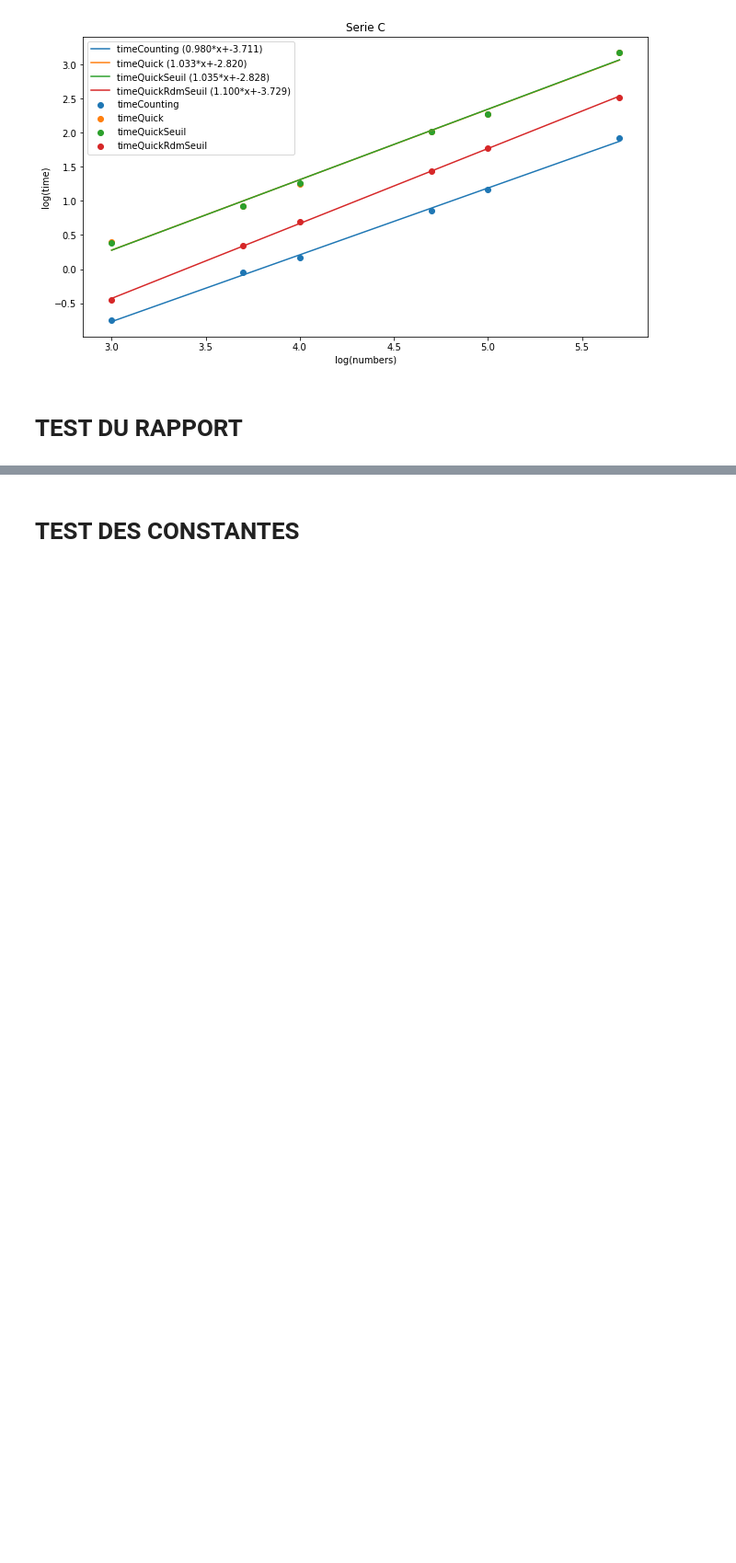
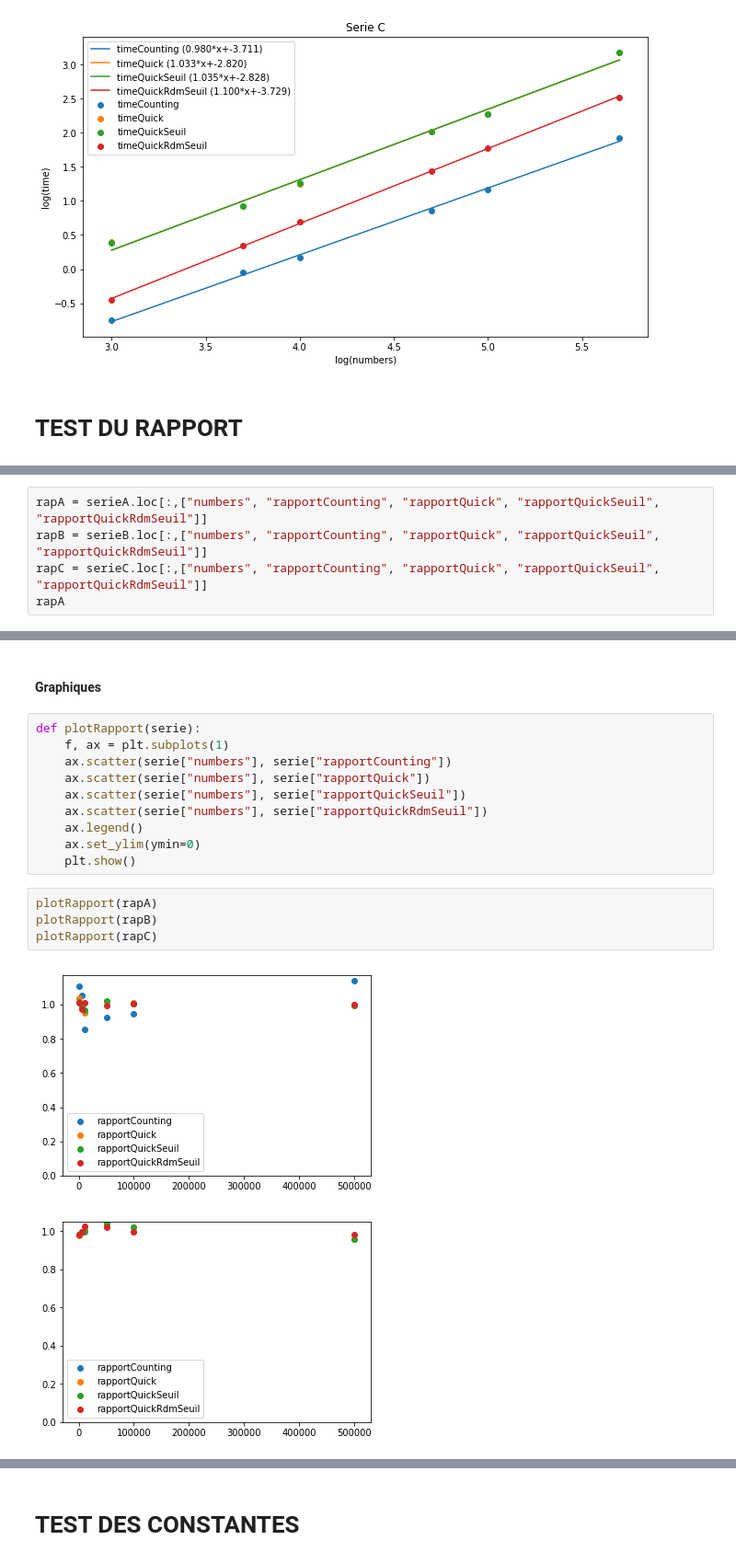
Before and after one commit to FabriceCh/inf8775, a Jupyter notebook: tp1/tp1-H19/comparaisons.ipynb, the cells around one changed output, grey strips where cells are left out. Shown: that part at 92% size. Saved outputs shown, nothing was run; the diff lists cells and outputs as text; blank space fills up the shorter version.

```diff
--- a/tp1/tp1-H19/comparaisons.ipynb
+++ b/tp1/tp1-H19/comparaisons.ipynb
@@ -440,0 +465,5 @@ timeQuickRdmSeuil
+# %%
+rapA = serieA.loc[:,["numbers", "rapportCounting", "rapportQuick", "rapportQuickSeuil", "rapportQuickRdmSeuil"]]
+rapB = serieB.loc[:,["numbers", "rapportCounting", "rapportQuick", "rapportQuickSeuil", "rapportQuickRdmSeuil"]]
+rapC = serieC.loc[:,["numbers", "rapportCounting", "rapportQuick", "rapportQuickSeuil", "rapportQuickRdmSeuil"]]
+rapA
@@ -440,0 +498,19 @@ timeQuickRdmSeuil
+# %% [markdown]
+#### Graphiques
+# %%
+def plotRapport(serie):
+    f, ax = plt.subplots(1)
+    ax.scatter(serie["numbers"], serie["rapportCounting"])
+    ax.scatter(serie["numbers"], serie["rapportQuick"])
+    ax.scatter(serie["numbers"], serie["rapportQuickSeuil"])
+    ax.scatter(serie["numbers"], serie["rapportQuickRdmSeuil"])
+    ax.legend()
+    ax.set_ylim(ymin=0)
+    plt.show()
+# %%
+plotRapport(rapA)
+plotRapport(rapB)
+plotRapport(rapC)
+# %% [output]
+[figure, added]
+[figure, added]
```
Also changed, not shown: parts of 24 cells of this notebook.
